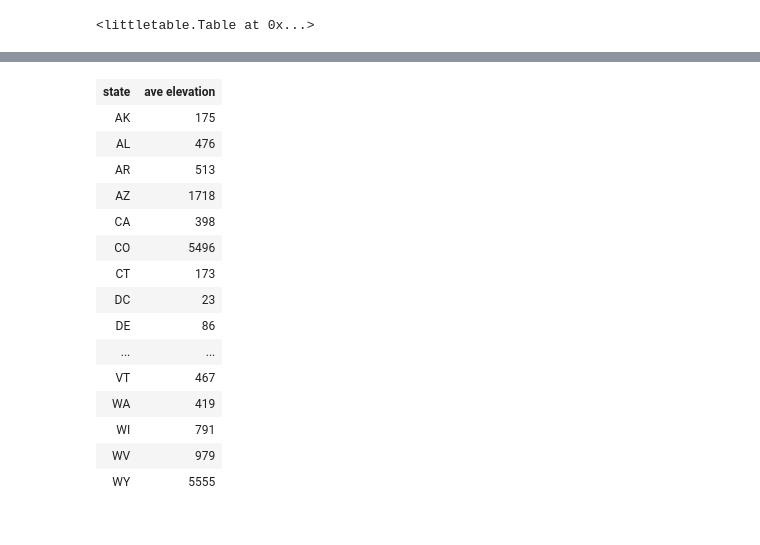
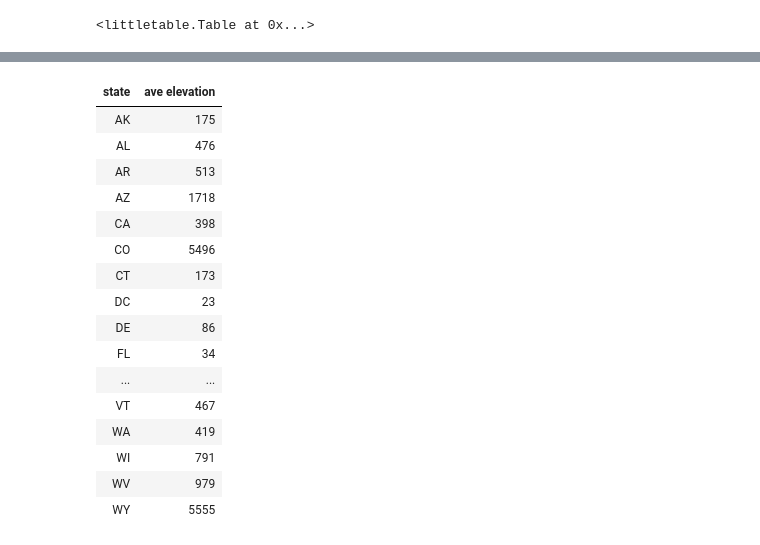
Before and after one commit to ptmcg/littletable, a Jupyter notebook: examples/Littletable PPL demo.ipynb, the cells around one changed output, grey strips where cells are left out. Saved outputs shown, nothing was run; the diff lists cells and outputs as text; code cells hidden in the pictures.

```diff
--- a/examples/Littletable PPL demo.ipynb
+++ b/examples/Littletable PPL demo.ipynb
@@ -3,13 +3,17 @@ import littletable as lt
 from IPython.display import HTML, display
 
 # shortcut for displaying tables as HTML inside Notebook
-_HTML = lambda tbl, fields='*': display(HTML(tbl.as_html(fields)))
+def _HTML(tbl, fields='*'):
+    display(HTML(tbl.as_html(fields)))
 # %%
 # import from csv, convert string fields to ints and floats
 # (convert elevation from meters to feet)
 # us_ppl.csv is an extract of population data from the GeoNames database of US place
 # names (www.geonames.org), licensed under the Creative Commons Attribution 4.0 License
-us_ppl = lt.Table().csv_import('us_ppl.csv', transforms={'pop': int,
-                                                         'lat': float,
-                                                         'long': float,
-                                                         'elev': lambda s:int(int(s)*328/100+0.5)})
+def str_meters_to_int_feet(s: str) -> int:
+    return int(int(s)*328/100+0.5)
+
+us_ppl = lt.Table().csv_import(
+    'us_ppl.csv',
+    transforms={'pop': int, 'lat': float, 'long': float, 'elev': str_meters_to_int_feet}
+)
@@ -127,7 +142,7 @@ _HTML(piv.as_table(sum, 'pop').orderby("pop desc"), "state pop")
 | VT | 325164 |
 # %%
 # add a computed field 'elev000', elevation rounded down by 1000's
-us_ppl.add_field('elev000', lambda x: int(x.elev/1000)*1000, 0)
+us_ppl.add_field('elev000', lambda rec: int(rec.elev/1000)*1000, 0)
 # %% [output]
 <littletable.Table at 0x...>
 # %%
@@ -178,18 +199,24 @@ _HTML(piv.summarize(lambda recs: sum(r.pop for r in recs)))
 # %%
 # what is the average resident elevation by state?
 piv = us_ppl.pivot('state')
-_HTML(piv.summarize(lambda recs: int(sum(r.pop*r.elev for r in recs)/sum(r.pop for r in recs)), col_label='ave elevation'))
+_HTML(
+    piv.summarize(
+        lambda recs: int(sum(r.pop*r.elev for r in recs)/sum(r.pop for r in recs)),
+        col_label='ave elevation'
+    )
+)
 # %% [output]
 | state | ave elevation |
 | AK | 175 |
 | AL | 476 |
 | AR | 513 |
 | AZ | 1718 |
 | CA | 398 |
 | CO | 5496 |
 | CT | 173 |
 | DC | 23 |
 | DE | 86 |
+| FL | 34 |
 | ... | ... |
 | VT | 467 |
 | WA | 419 |
```
Also changed, not shown: parts of 7 cells of this notebook.
